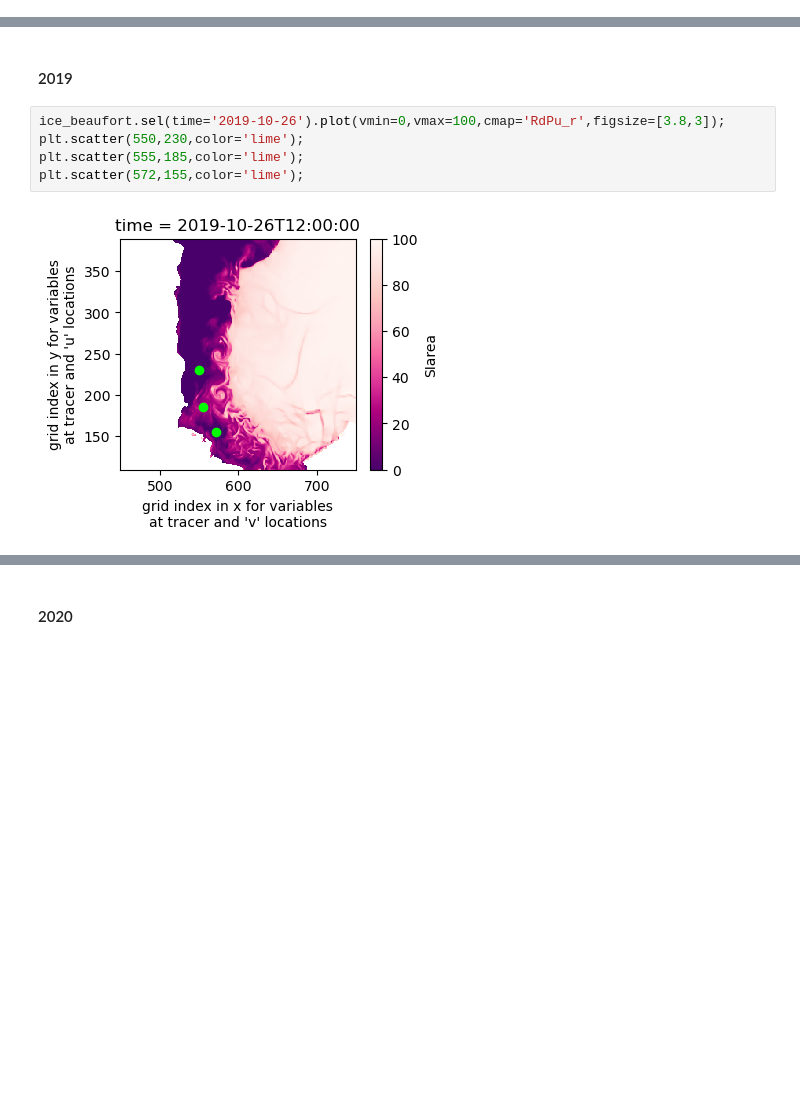
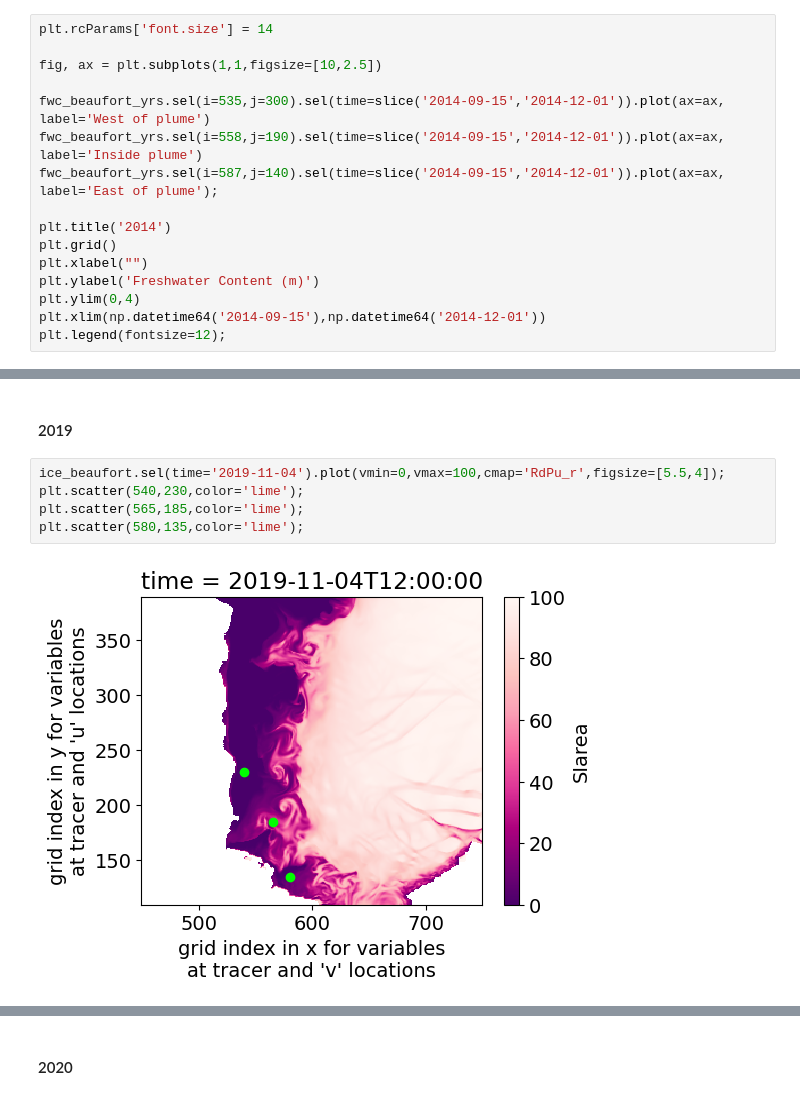
Before and after one commit to mjzahn/SASSIE_ECCO_salinity_stratification, a Jupyter notebook: notebooks/stratification_analyses/18b_sea ice time series in plume-v2.ipynb, the cells around one changed output, grey strips where cells are left out. Cells and saved outputs as stored; diff of their text form; blank space fills up the shorter version.

```diff
--- a/notebooks/stratification_analyses/18b_sea ice time series in plume-v2.ipynb
+++ b/notebooks/stratification_analyses/18b_sea ice time series in plume-v2.ipynb
@@ -215,0 +218,16 @@ plt.legend(fontsize=12);
+# %%
+plt.rcParams['font.size'] = 14
+
+fig, ax = plt.subplots(1,1,figsize=[10,2.5])
+
+fwc_beaufort_yrs.sel(i=535,j=300).sel(time=slice('2014-09-15','2014-12-01')).plot(ax=ax, label='West of plume')
+fwc_beaufort_yrs.sel(i=558,j=190).sel(time=slice('2014-09-15','2014-12-01')).plot(ax=ax, label='Inside plume')
+fwc_beaufort_yrs.sel(i=587,j=140).sel(time=slice('2014-09-15','2014-12-01')).plot(ax=ax, label='East of plume');
+
+plt.title('2014')
+plt.grid()
+plt.xlabel("")
+plt.ylabel('Freshwater Content (m)')
+plt.ylim(0,4)
+plt.xlim(np.datetime64('2014-09-15'),np.datetime64('2014-12-01'))
+plt.legend(fontsize=12);
@@ -330,9 +429,9 @@ plt.xlim(np.datetime64('2018-09-15'),np.datetime64('2018-12-01'));
 # %% [markdown]
 #### 2019
 # %%
-ice_beaufort.sel(time='2019-10-26').plot(vmin=0,vmax=100,cmap='RdPu_r',figsize=[3.8,3]);
-plt.scatter(550,230,color='lime');
-plt.scatter(555,185,color='lime');
-plt.scatter(572,155,color='lime');
+ice_beaufort.sel(time='2019-11-04').plot(vmin=0,vmax=100,cmap='RdPu_r',figsize=[5.5,4]);
+plt.scatter(540,230,color='lime');
+plt.scatter(565,185,color='lime');
+plt.scatter(580,135,color='lime');
 # %% [output]
-[figure, old version]
+[figure, new version]
```
Also changed, not shown: parts of 17 cells of this notebook, 1 other file.
